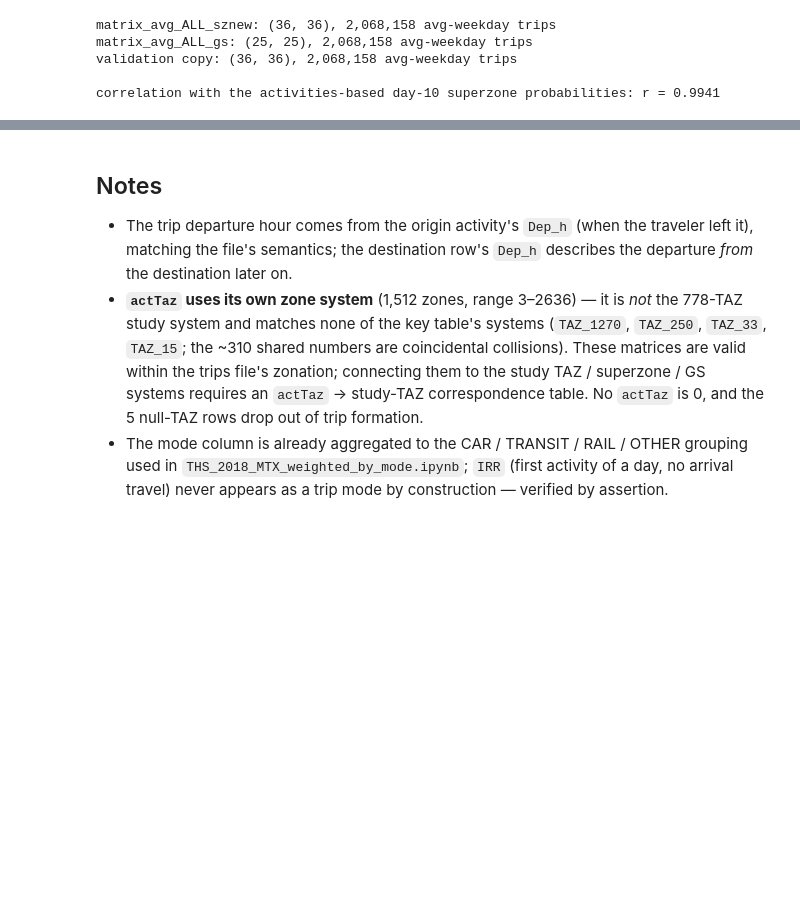
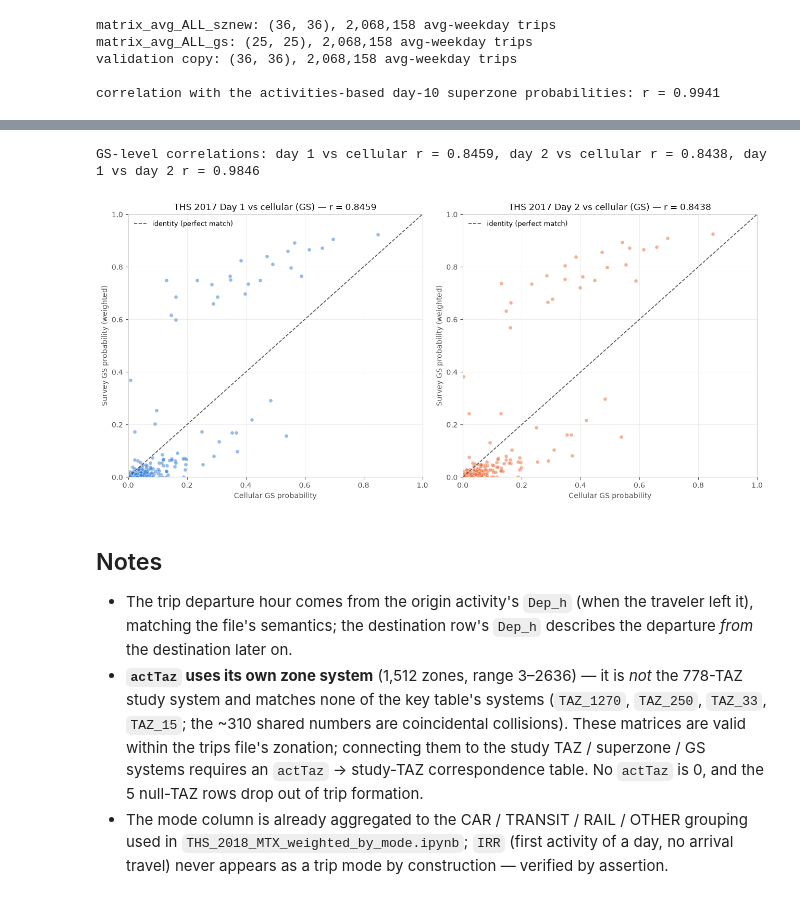
Before and after one commit to oh-da/Nofit_LRT_Extension, a Jupyter notebook: THS_2017_trips_matrices.ipynb, the cells around one changed output, grey strips where cells are left out. Drawn from its saved outputs; the diff is of its cells as text; code cells hidden in the pictures; blank space fills up the shorter version.

```diff
--- a/THS_2017_trips_matrices.ipynb
+++ b/THS_2017_trips_matrices.ipynb
@@ -229,3 +233,50 @@ correlation with the activities-based day-10 superzone probabilities: r = 0.9941
+# %%
+import matplotlib.pyplot as plt
+BLUE, ORANGE, INK, INK2 = '#2a78d6', '#eb6834', '#0b0b0b', '#52514e'
+
+gs_of_taz = pd.Series({t: taz_to_gs.get(t) for t in TAZ})
+GS = sorted(gs_of_taz.dropna().unique())
+Mgs = np.zeros((len(TAZ), len(GS)))
+gs_pos = {g: i for i, g in enumerate(GS)}
+for j, t in enumerate(TAZ):
+    Mgs[j, gs_pos[gs_of_taz[t]]] = 1
+
+def gs_prob_from_day(day):
+    m_taz = S_o.T @ m1250(day).values @ S_d
+    m_gs = Mgs.T @ m_taz @ Mgs
+    rs = m_gs.sum(axis=1, keepdims=True)
+    return np.where(rs > 0, m_gs / rs, 0)
+
+cell_gs = Mgs.T @ cell_taz.values @ Mgs
+P_cell_gs = cell_gs / cell_gs.sum(axis=1, keepdims=True)
+
+P1, P2 = gs_prob_from_day(1), gs_prob_from_day(2)
+r1 = np.corrcoef(P1.flatten(), P_cell_gs.flatten())[0, 1]
+r2 = np.corrcoef(P2.flatten(), P_cell_gs.flatten())[0, 1]
+r12 = np.corrcoef(P1.flatten(), P2.flatten())[0, 1]
+print(f"GS-level correlations: day 1 vs cellular r = {r1:.4f}, day 2 vs cellular r = {r2:.4f}, day 1 vs day 2 r = {r12:.4f}")
+
+def panel(ax, y, color, title):
+    ax.scatter(P_cell_gs.flatten(), y.flatten(), s=26, alpha=0.5, color=color, edgecolors='white', linewidths=0.5)
+    ax.plot([0, 1], [0, 1], linestyle='--', linewidth=1.2, color=INK2, label='identity (perfect match)')
+    ax.set_xlim(0, 1); ax.set_ylim(0, 1)
+    ax.set_title(title, color=INK, fontsize=12)
+    ax.set_xlabel('Cellular GS probability', color=INK2)
+    ax.set_ylabel('Survey GS probability (weighted)', color=INK2)
+    ax.grid(True, alpha=0.25, linewidth=0.6)
+    for s in ax.spines.values(): s.set_color('#d5d4d0')
+    ax.tick_params(colors=INK2)
+    ax.legend(frameon=False, loc='upper left', fontsize=9)
+
+fig, axes = plt.subplots(1, 2, figsize=(13, 6), facecolor='white')
+panel(axes[0], P1, BLUE, f'THS 2017 Day 1 vs cellular (GS) — r = {r1:.4f}')
+panel(axes[1], P2, ORANGE, f'THS 2017 Day 2 vs cellular (GS) — r = {r2:.4f}')
+plt.tight_layout()
+plt.savefig('Output/figures/ths2017_gs_scatter.png', dpi=150, bbox_inches='tight')
+plt.show()
+# %% [output]
+GS-level correlations: day 1 vs cellular r = 0.8459, day 2 vs cellular r = 0.8438, day 1 vs day 2 r = 0.9846
+[figure, added]
 # %% [markdown]
 ## Notes
 
```
Also changed, not shown: parts of 1 cell of this notebook, 1 other file.
